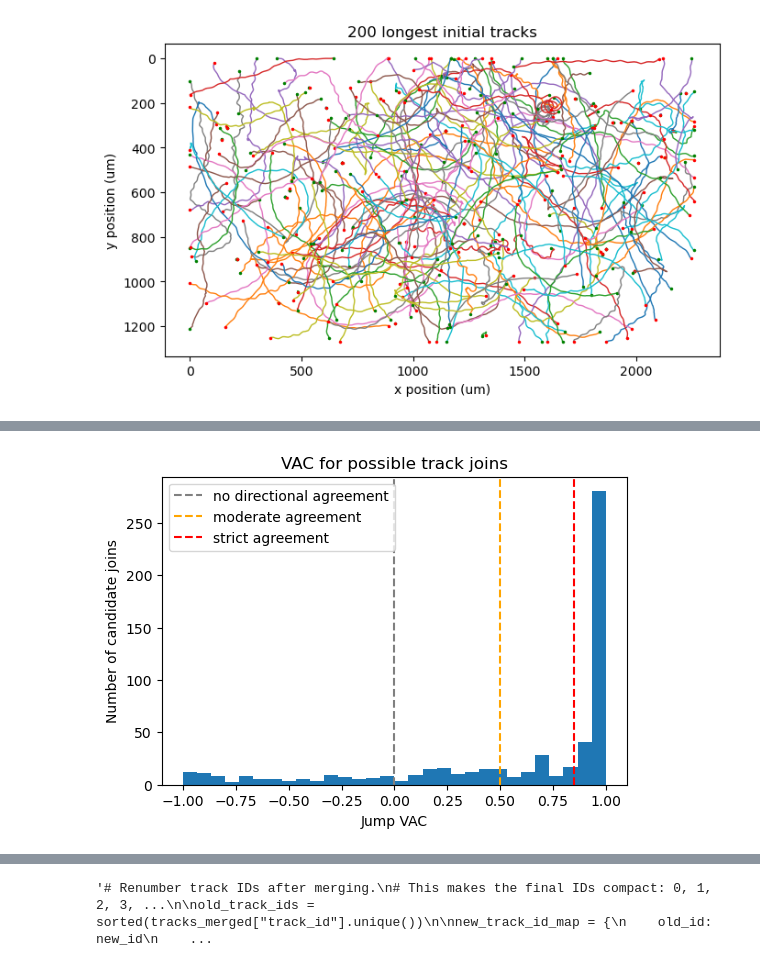
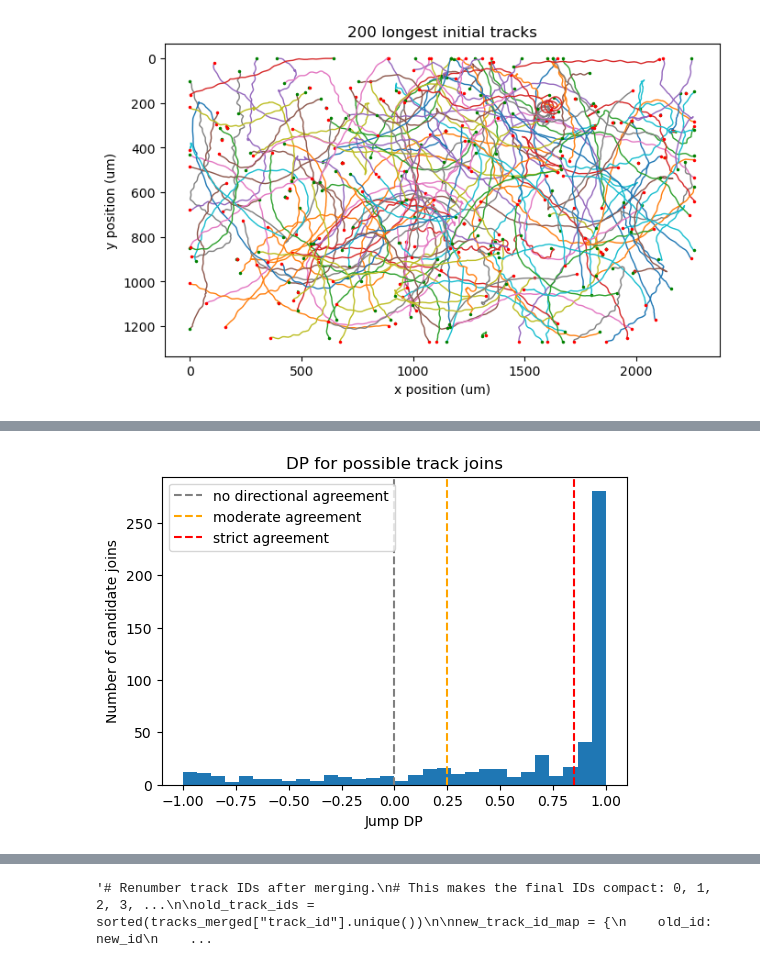
Before and after one commit to farnooshjoulaeian-dev/tracking-microswimmers, a Jupyter notebook: tracking_microswimmers_pipeline.ipynb, the cells around one changed output, grey strips where cells are left out. Drawn from its saved outputs; the diff is of its cells as text; code cells hidden in the pictures.

```diff
--- a/tracking_microswimmers_pipeline.ipynb
+++ b/tracking_microswimmers_pipeline.ipynb
@@ -401,9 +357,9 @@ v_cell = 100  # expected cell speed in um/s
 max_distance_um = 5.6
 
 # Weight for velocity autocorrelation.
-# Distance is still the main criterion; VAC only gives a small bonus
+# Distance is still the main criterion; DP only gives a small bonus
 # to candidates that continue in the same direction.
-vac_weight_um = 0.25
+DP_weight_um = 0.25
 
 
 # ---------------------------------------------
@@ -545,10 +513,10 @@ for frame_number in frame_numbers[1:]:
             # Distance from the track endpoint to the candidate detection.
             distance_um = np.linalg.norm(p2 - p1)
 
-            # VAC needs two previous points from the same track.
+            # DP needs two previous points from the same track.
             # For the first link of a track, direction is not defined yet.
             if len(history) < 2:
-                vac = np.nan
+                DP = np.nan
             else:
                 previous_detection = history[-2]
                 p0 = tracked_detections.loc[
@@ -556,7 +524,7 @@ for frame_number in frame_numbers[1:]:
                     ["x_um", "y_um"]
                 ].to_numpy()
 
-                vac = calculate_vac(p0, p1, p2)
+                DP = calculate_step_alignment(p0, p1, p2)
 
             candidate_links.append({
                 "track_id": track_id,
@@ -565,18 +533,18 @@ for frame_number in frame_numbers[1:]:
                 "frame_a": frame_number - 1,
                 "frame_b": frame_number,
                 "distance_um": distance_um,
-                "vac": vac,
+                "DP": DP,
             })
 
     # Score candidate links.
     # Lower score is better.
     # Distance is the main cost.
-    # Positive VAC reduces the score slightly, favoring smooth motion.
+    # Positive DP reduces the score slightly, favoring smooth motion.
     for link in candidate_links:
-        if np.isnan(link["vac"]):
+        if np.isnan(link["DP"]):
             link["score"] = link["distance_um"]
         else:
-            link["score"] = link["distance_um"] - vac_weight_um * link["vac"]
+            link["score"] = link["distance_um"] - DP_weight_um * link["DP"]
 
     candidate_links = sorted(
         candidate_links,
@@ -978,14 +946,14 @@ margin:10px 0;
 
 </div>
 # %%
-# 8. Find candidate jumps between broken track segments
+# 8. Find candidate jumps
 # Goal: find pairs where track B may be a continuation of track A.
 
 # Maximum number of missing frames allowed between two track segments.
-max_jmp_frames = 4
+max_jmp_frames = 5.2
 
 # Maximum biologically plausible jump speed.
-max_jmp_speed_um_s = 140
+max_jmp_speed_um_s = 130
 
 # Minimum segment length required before considering a track for merging.
 # This avoids merging very short/noisy fragments.
@@ -1011,7 +979,7 @@ for _, end_track in track_summary.iterrows():
         if jmp_frames <= 0:
             continue
 
-        # Only allow short gaps.
+        # Only allow short jummp.
         if jmp_frames > max_jmp_frames:
             continue
 
@@ -1048,4 +1016,6 @@ for _, end_track in track_summary.iterrows():
             "length_a": end_track["length"],
             "length_b": start_track["length"],
         })
+
+jmp_candidates = pd.DataFrame(jmp_candidates)   #Convert jump candidates to a table
 # %%
@@ -1152,26 +1085,26 @@ Candidate jumps with VAC: 598
 # %%
-# 11. Plot VAC distribution for candidate jumps
-# Goal: choose a reasonable VAC threshold for broken-track merging.
+# 11. Plot DP distribution for candidate jumps
+# Goal: choose a reasonable DP threshold for broken-track merging.
 
 plt.figure(figsize=(6, 4))
 
 plt.hist(
-    jmp_candidates_with_vac["jmp_vac"].dropna(),
+    jmp_candidates_with_DP["jmp_DP"].dropna(),
     bins=30
 )
 
 # Reference lines for interpretation.
 plt.axvline(0, color="gray", linestyle="--", label="no directional agreement")
-plt.axvline(0.5, color="orange", linestyle="--", label="moderate agreement")
+plt.axvline(0.25, color="orange", linestyle="--", label="moderate agreement")
 plt.axvline(0.85, color="red", linestyle="--", label="strict agreement")
 
-plt.xlabel("Jump VAC")
+plt.xlabel("Jump DP")
 plt.ylabel("Number of candidate joins")
-plt.title("VAC for possible track joins")
+plt.title("DP for possible track joins")
 plt.legend()
 plt.show()
 # %% [output]
-[figure, old version]
+[figure, new version]
 # %%
 # 12. Define final thresholds for selecting jump links
 # Goal: choose high-confidence broken-track joins.
```
Also changed, not shown: parts of 28 cells of this notebook.
